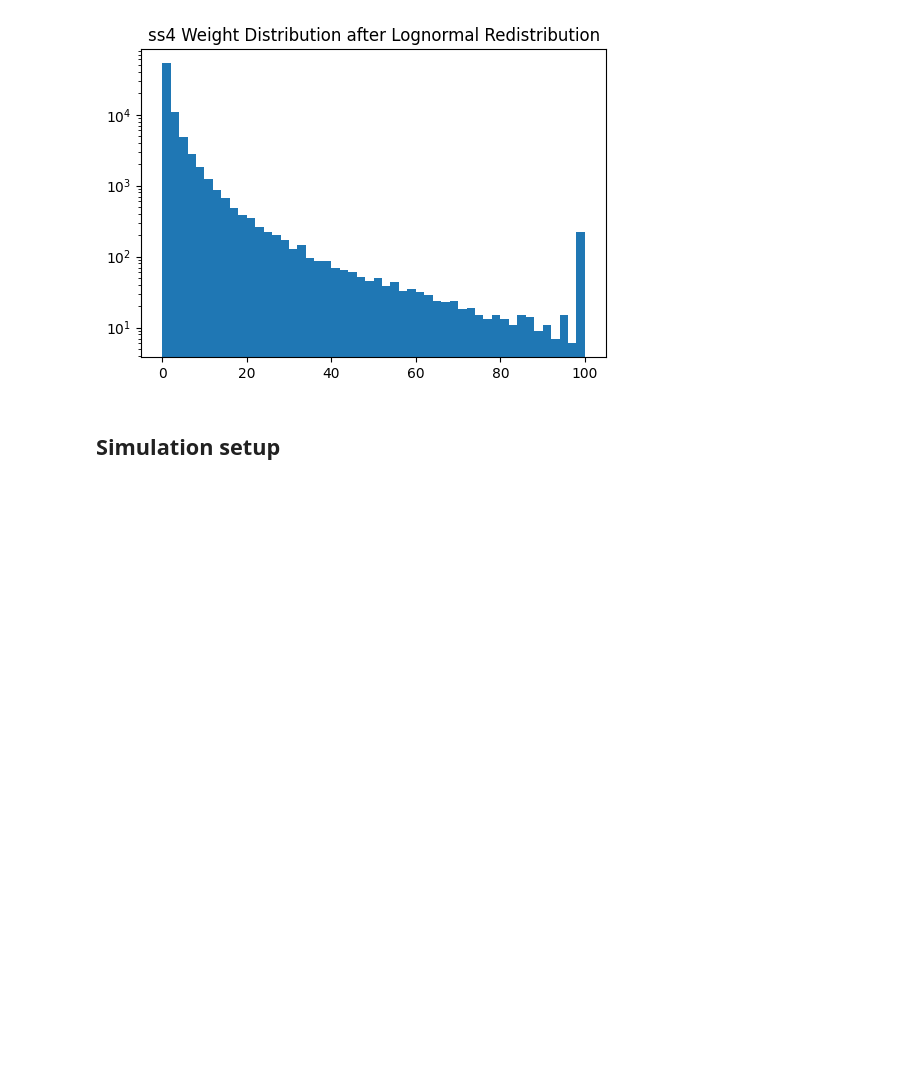
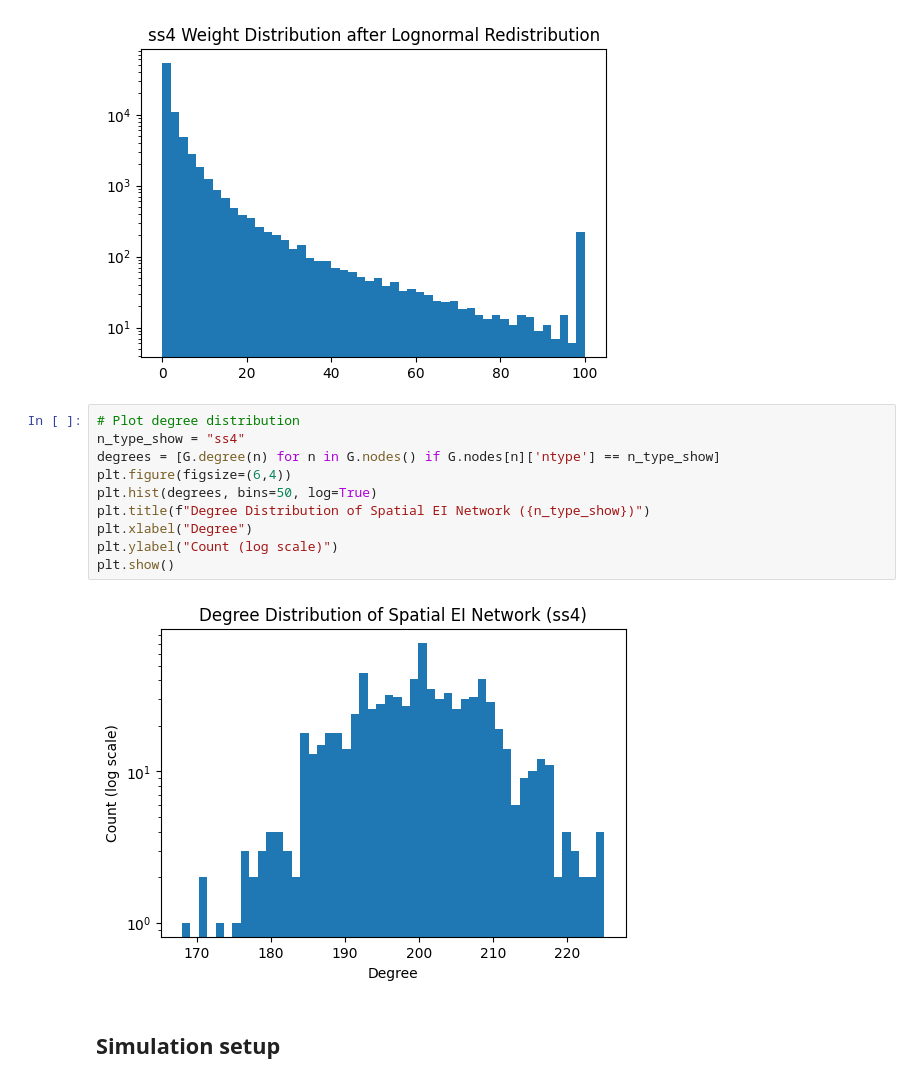
Before and after one commit to Dalsaetra/NeuroSimV3, a Jupyter notebook: python/week4/ssai.ipynb, the cells around one changed output. Cells and saved outputs as stored; diff of their text form; blank space fills up the shorter version.

```diff
--- a/python/week4/ssai.ipynb
+++ b/python/week4/ssai.ipynb
@@ -96,6 +93,18 @@ plt.title("ss4 Weight Distribution after Lognormal Redistribution")
 # %% [output]
 Text(0.5, 1.0, 'ss4 Weight Distribution after Lognormal Redistribution')
 [figure]
+# %%
+# Plot degree distribution
+n_type_show = "ss4"
+degrees = [G.degree(n) for n in G.nodes() if G.nodes[n]['ntype'] == n_type_show]
+plt.figure(figsize=(6,4))
+plt.hist(degrees, bins=50, log=True)
+plt.title(f"Degree Distribution of Spatial EI Network ({n_type_show})")
+plt.xlabel("Degree")
+plt.ylabel("Count (log scale)")
+plt.show()
+# %% [output]
+[figure, added]
 # %% [markdown]
 ## Simulation setup
 # %%
```
Also changed, not shown: parts of 7 cells of this notebook, 1 other file.
